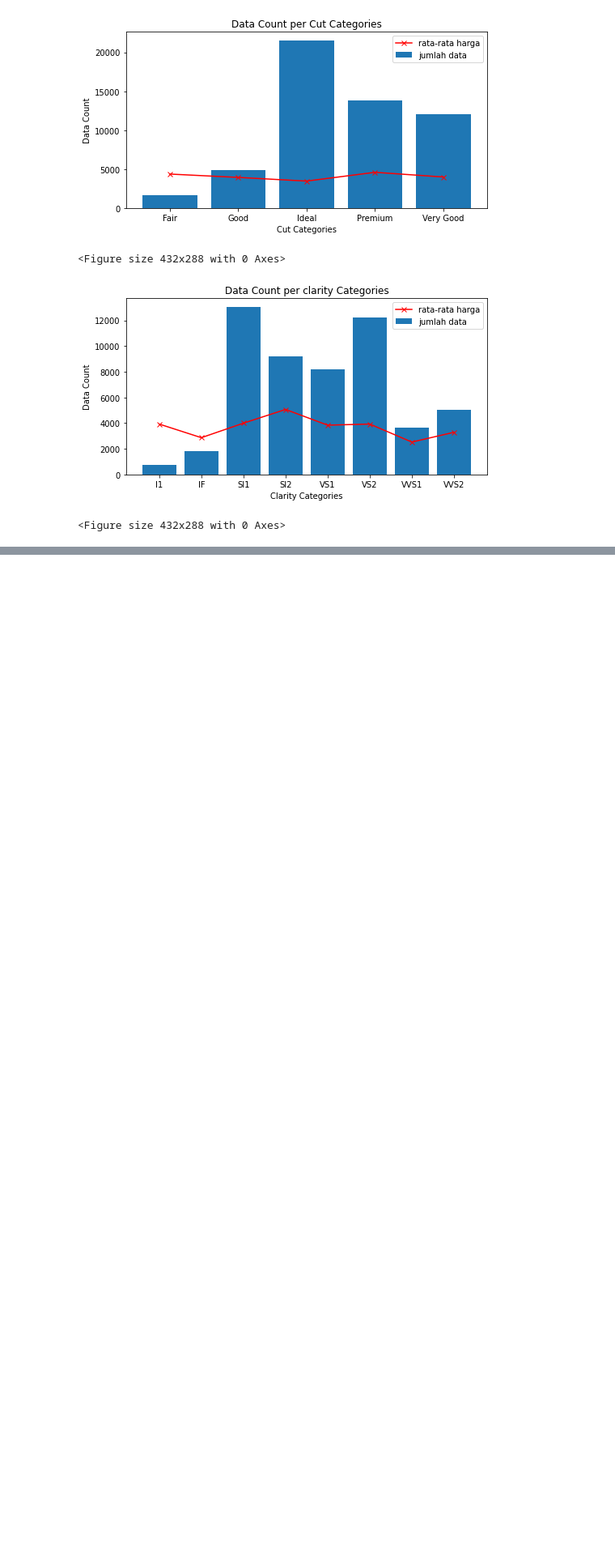
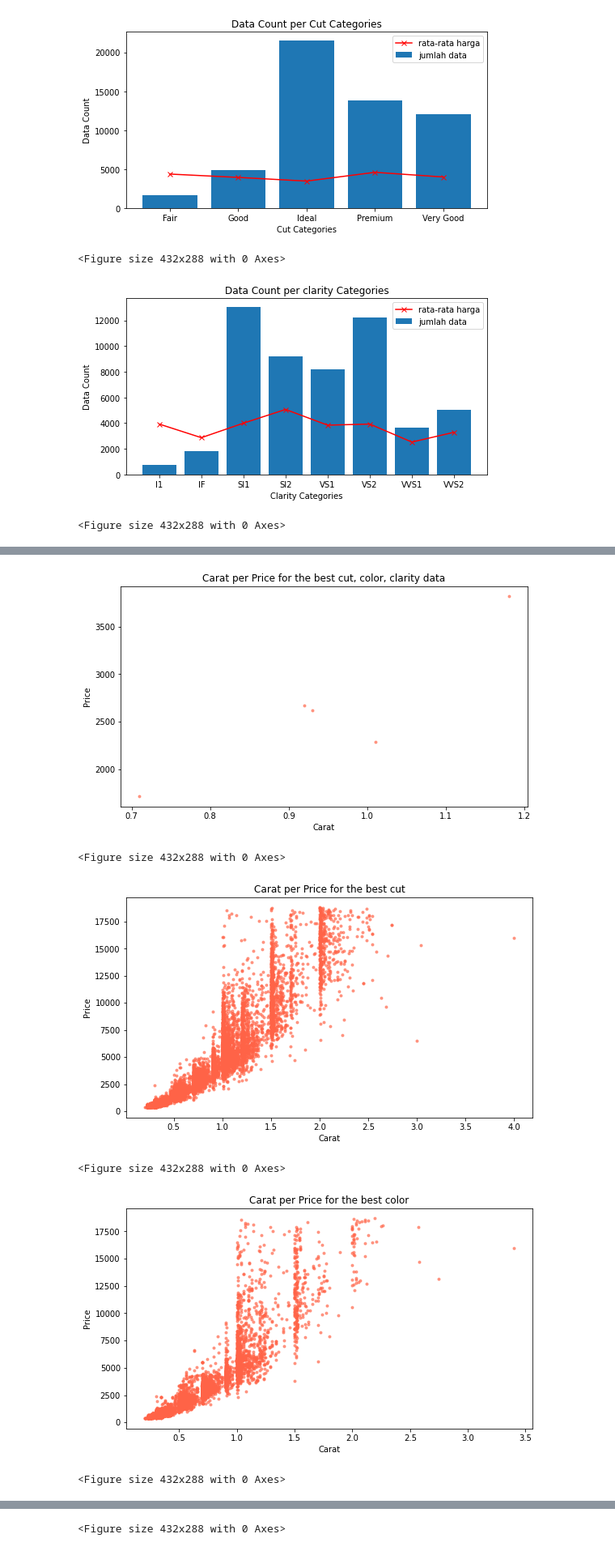
Before and after one commit to michaelmanurung/Numerical-Method-Project, a Jupyter notebook: Diamond_data_exploration.ipynb, the cells around one changed output, grey strips where cells are left out. Shown: that part at 81% size. Saved outputs shown, nothing was run; the diff lists cells and outputs as text; code cells hidden in the pictures; blank space fills up the shorter version.

Commit message:
added data plotting filtered by the best cut, clarity and color

```diff
--- a/Diamond_data_exploration.ipynb
+++ b/Diamond_data_exploration.ipynb
@@ -124,0 +129,46 @@ Dapat dilihat pada grafik data count per color bahwa memang warna J (tipe terbur
+# %%
+# filter data berdasarkan kategori kualitas potongan terbaik dari cut, color, dan claritynya
+bestCategoryDiamondDF = diamondDataFrame[(diamondDataFrame['cut'] == 'Very Good') & (diamondDataFrame['color'] == 'D') & (diamondDataFrame['clarity'] == 'I1')]
+plt.figure(figsize=[9,5])
+plt.title('Carat per Price for the best cut, color, clarity data')
+plt.xlabel('Carat')
+plt.ylabel('Price')
+plt.scatter(bestCategoryDiamondDF['carat'], bestCategoryDiamondDF['price'], c='tomato', alpha=0.6, marker='.')
+plt.show()
+plt.clf()
+# print(bestCategoryDiamondDF)
+
+# karena data hasil filter dengan kategori kualitas potongan terbaik sangat sedikit maka lakukan ploting terbaik untuk setiap kategori secara terpisah
+bestCutCategoryDiamondDF = diamondDataFrame[(diamondDataFrame['cut'] == 'Very Good')]
+plt.figure(figsize=[9,5])
+plt.title('Carat per Price for the best cut')
+plt.xlabel('Carat')
+plt.ylabel('Price')
+plt.scatter(bestCutCategoryDiamondDF['carat'], bestCutCategoryDiamondDF['price'], c='tomato', alpha=0.6, marker='.')
+plt.show()
+plt.clf()
+
+bestColorCategoryDiamondDF = diamondDataFrame[(diamondDataFrame['color'] == 'D')]
+plt.figure(figsize=[9,5])
+plt.title('Carat per Price for the best color')
+plt.xlabel('Carat')
+plt.ylabel('Price')
+plt.scatter(bestColorCategoryDiamondDF['carat'], bestColorCategoryDiamondDF['price'], c='tomato', alpha=0.6, marker='.')
+plt.show()
+plt.clf()
+
+bestClarityCategoryDiamondDF = diamondDataFrame[(diamondDataFrame['clarity'] == 'I1')]
+plt.figure(figsize=[9,5])
+plt.title('Carat per Price for the best clarity')
+plt.xlabel('Carat')
+plt.ylabel('Price')
+plt.scatter(bestClarityCategoryDiamondDF['carat'], bestClarityCategoryDiamondDF['price'], c='tomato', alpha=0.6, marker='.')
+plt.show()
+plt.clf()
+# %% [output]
+[figure, added]
+<Figure size 432x288 with 0 Axes>
+[figure, added]
+<Figure size 432x288 with 0 Axes>
+[figure, added]
+<Figure size 432x288 with 0 Axes>
@@ -124,0 +176 @@ Dapat dilihat pada grafik data count per color bahwa memang warna J (tipe terbur
+<Figure size 432x288 with 0 Axes>
```
Also changed, not shown: parts of 5 cells of this notebook.
